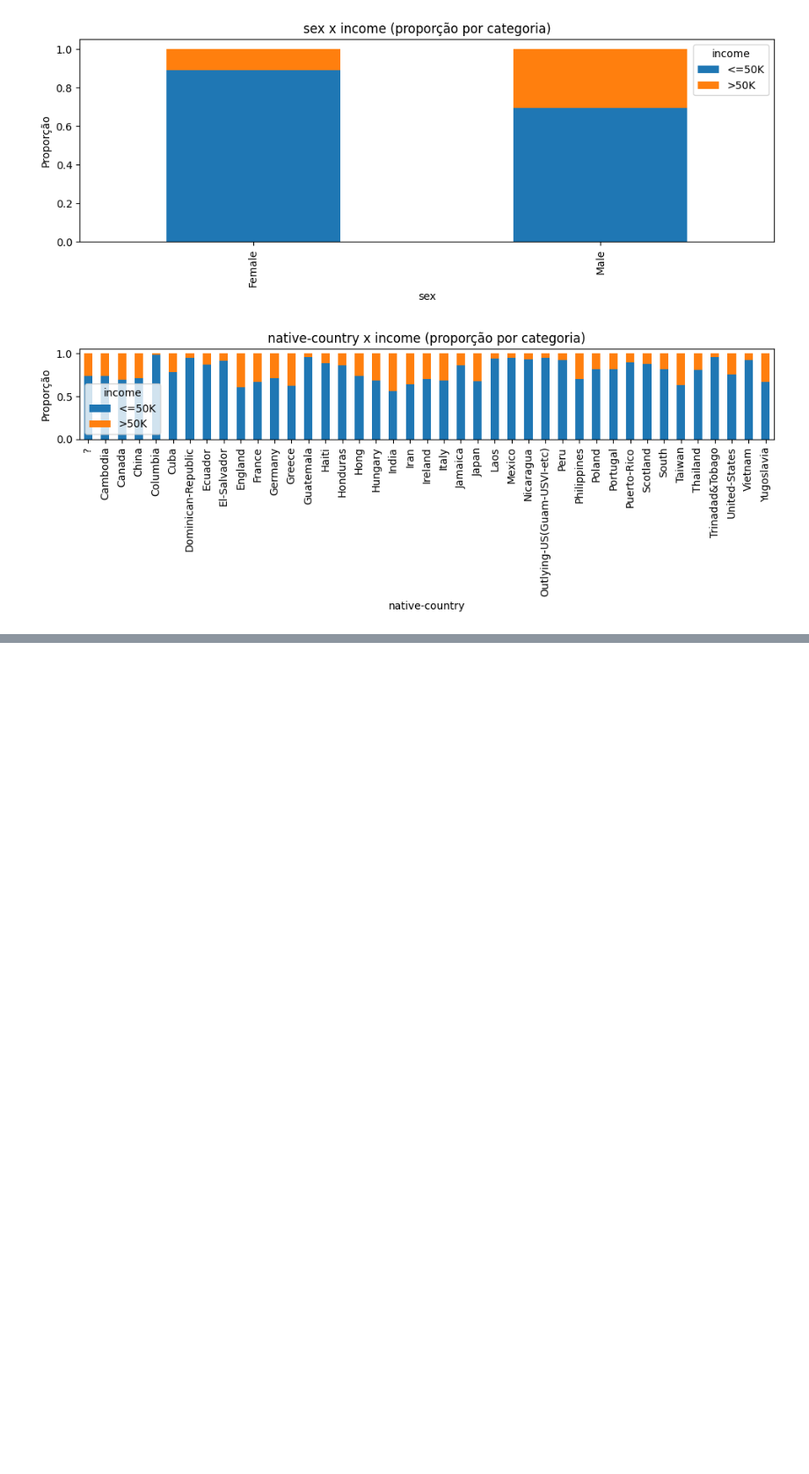
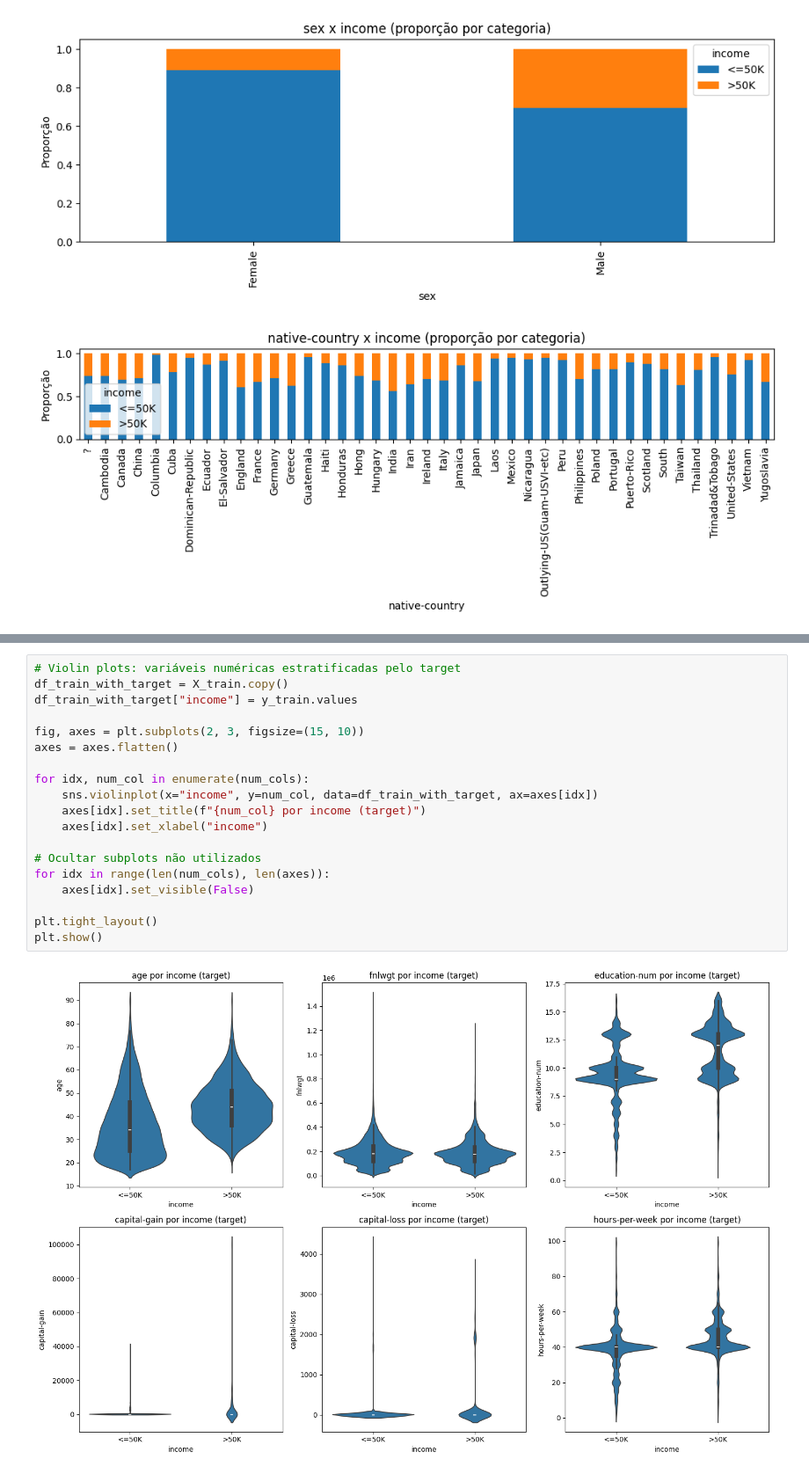
Before and after one commit to guedera/ProjetoMachineLearning, a Jupyter notebook: EDA.ipynb, the cells around one changed output, grey strips where cells are left out. Shown at 88% size. Cells and saved outputs as stored; diff of their text form; blank space fills up the shorter version.

```diff
--- a/EDA.ipynb
+++ b/EDA.ipynb
@@ -377,0 +403,21 @@ for col in cat_cols:
+# %%
+# Violin plots: variáveis numéricas estratificadas pelo target
+df_train_with_target = X_train.copy()
+df_train_with_target["income"] = y_train.values
+
+fig, axes = plt.subplots(2, 3, figsize=(15, 10))
+axes = axes.flatten()
+
+for idx, num_col in enumerate(num_cols):
+    sns.violinplot(x="income", y=num_col, data=df_train_with_target, ax=axes[idx])
+    axes[idx].set_title(f"{num_col} por income (target)")
+    axes[idx].set_xlabel("income")
+
+# Ocultar subplots não utilizados
+for idx in range(len(num_cols), len(axes)):
+    axes[idx].set_visible(False)
+
+plt.tight_layout()
+plt.show()
+# %% [output]
+[figure, added]
```
Also changed, not shown: parts of 17 cells of this notebook.
